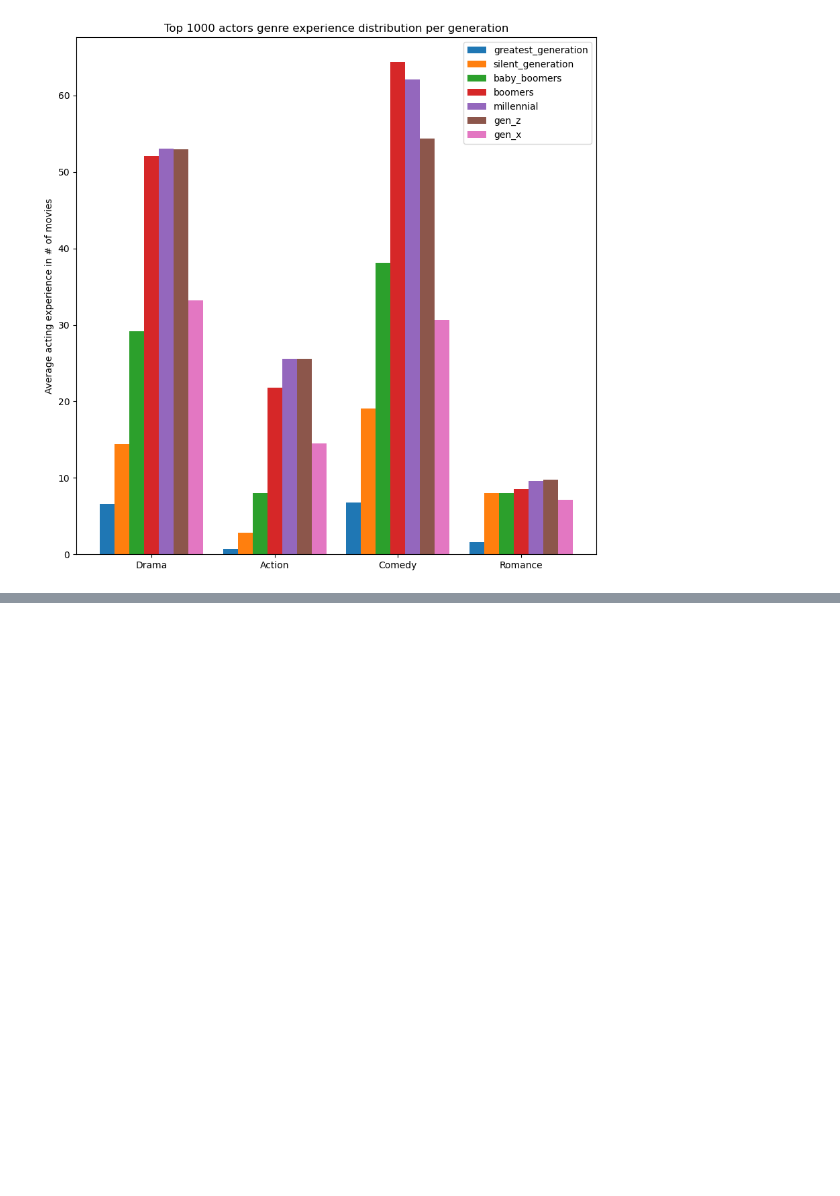
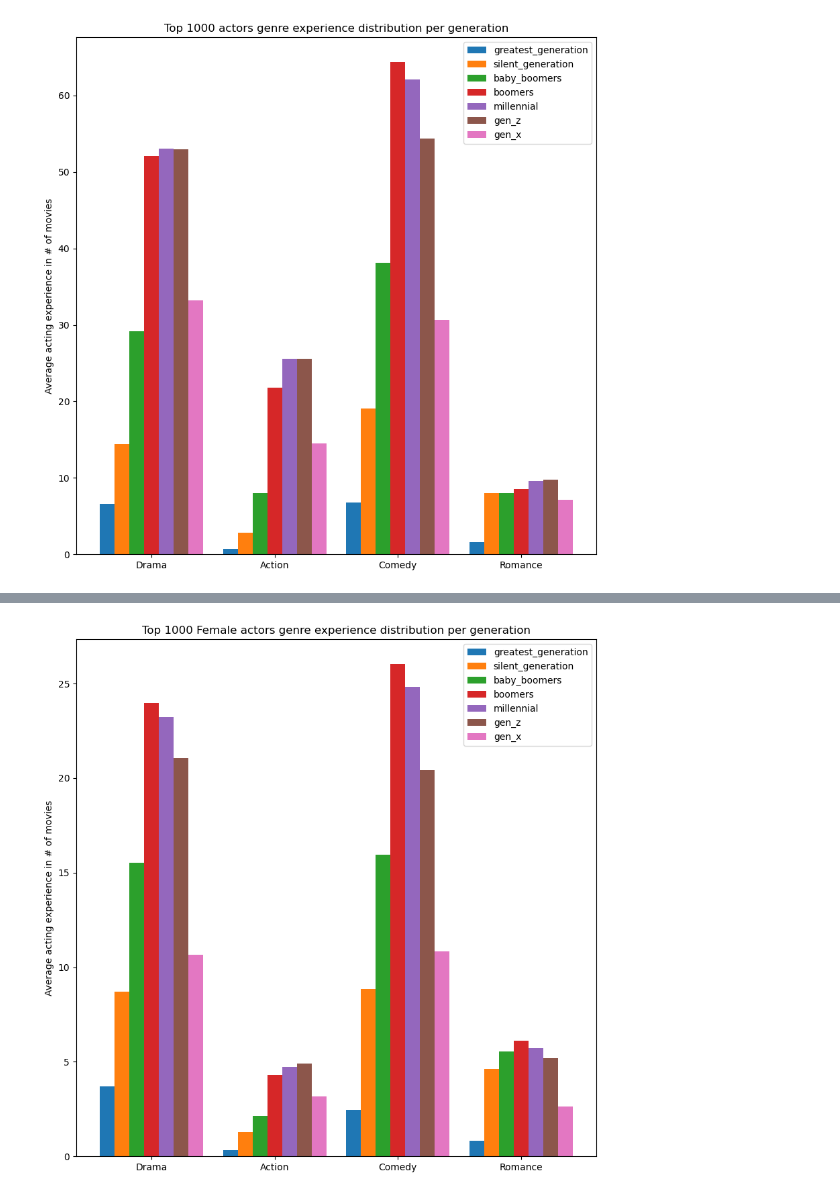
Before and after one commit to epfl-ada/ada-2022-project-jash, a Jupyter notebook: johnny.ipynb, the cells around one changed output, grey strips where cells are left out. Drawn from its saved outputs; the diff is of its cells as text; code cells hidden in the pictures; blank space fills up the shorter version.

```diff
--- a/johnny.ipynb
+++ b/johnny.ipynb
@@ -357,0 +509,4 @@ plt.show()
+# %%
+gender_based_analysis(male=False)
+# %% [output]
+[figure, added]
```
Also changed, not shown: parts of 6 cells of this notebook.
